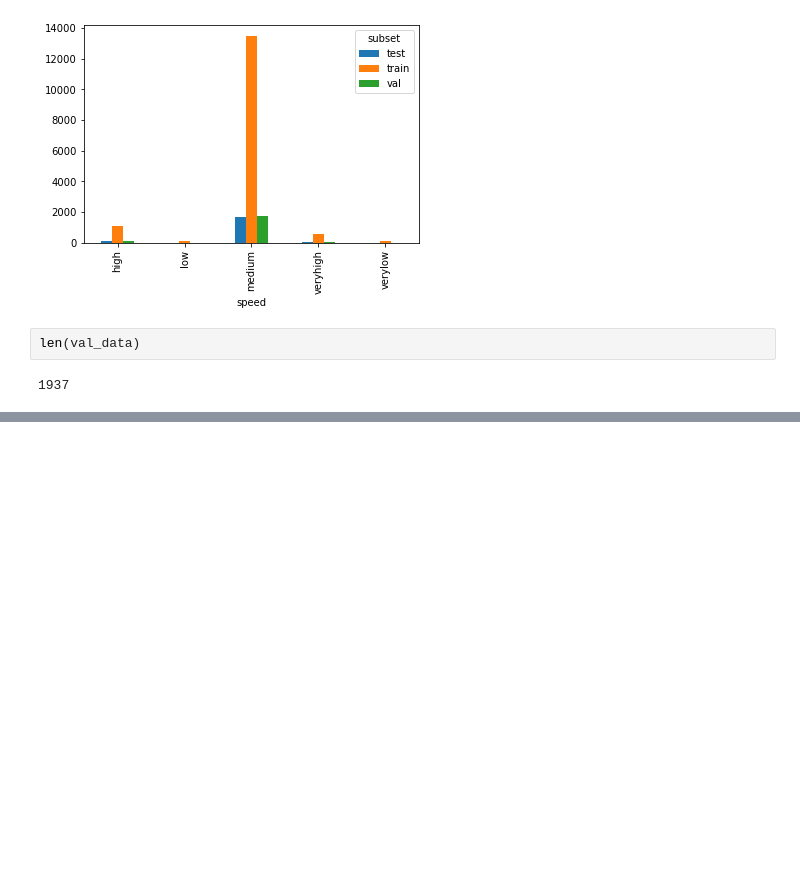
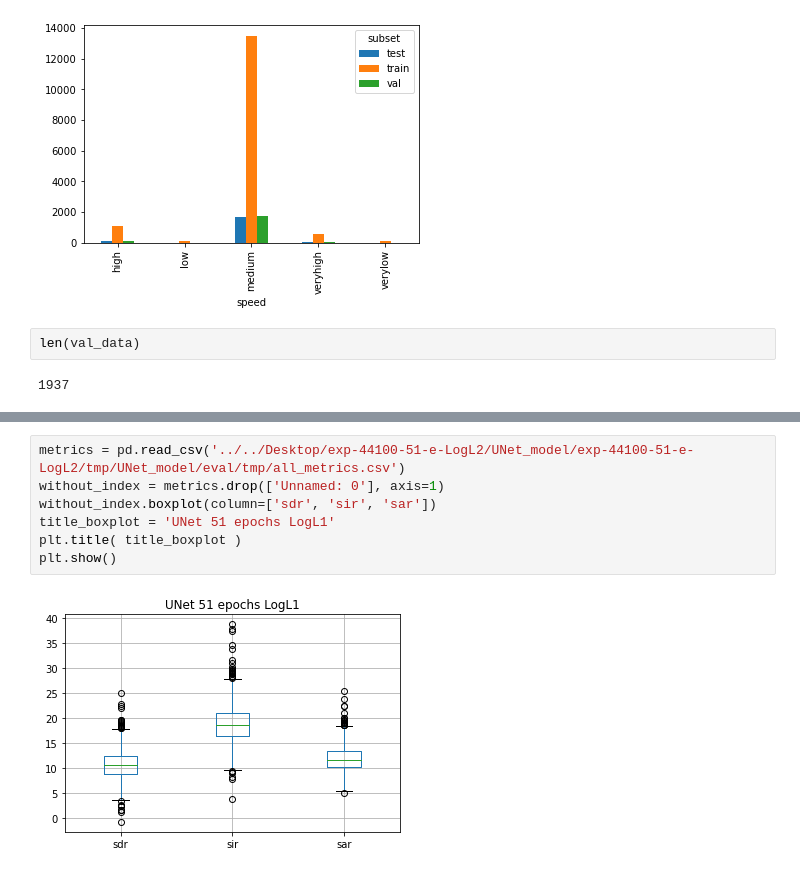
Before and after one commit to nschmidtg/Podcastmix, a Jupyter notebook: PodcastMix_audio_features.ipynb, the cells around one changed output, grey strips where cells are left out. Saved outputs shown, nothing was run; the diff lists cells and outputs as text; blank space fills up the shorter version.

```diff
--- a/PodcastMix_audio_features.ipynb
+++ b/PodcastMix_audio_features.ipynb
@@ -504,0 +518,9 @@ len(val_data)
+# %%
+metrics = pd.read_csv('../../Desktop/exp-44100-51-e-LogL2/UNet_model/exp-44100-51-e-LogL2/tmp/UNet_model/eval/tmp/all_metrics.csv')
+without_index = metrics.drop(['Unnamed: 0'], axis=1)
+without_index.boxplot(column=['sdr', 'sir', 'sar'])
+title_boxplot = 'UNet 51 epochs LogL1'
+plt.title( title_boxplot )
+plt.show()
+# %% [output]
+[figure, added]
```
Also changed, not shown: parts of 10 cells of this notebook, 3 other files.
